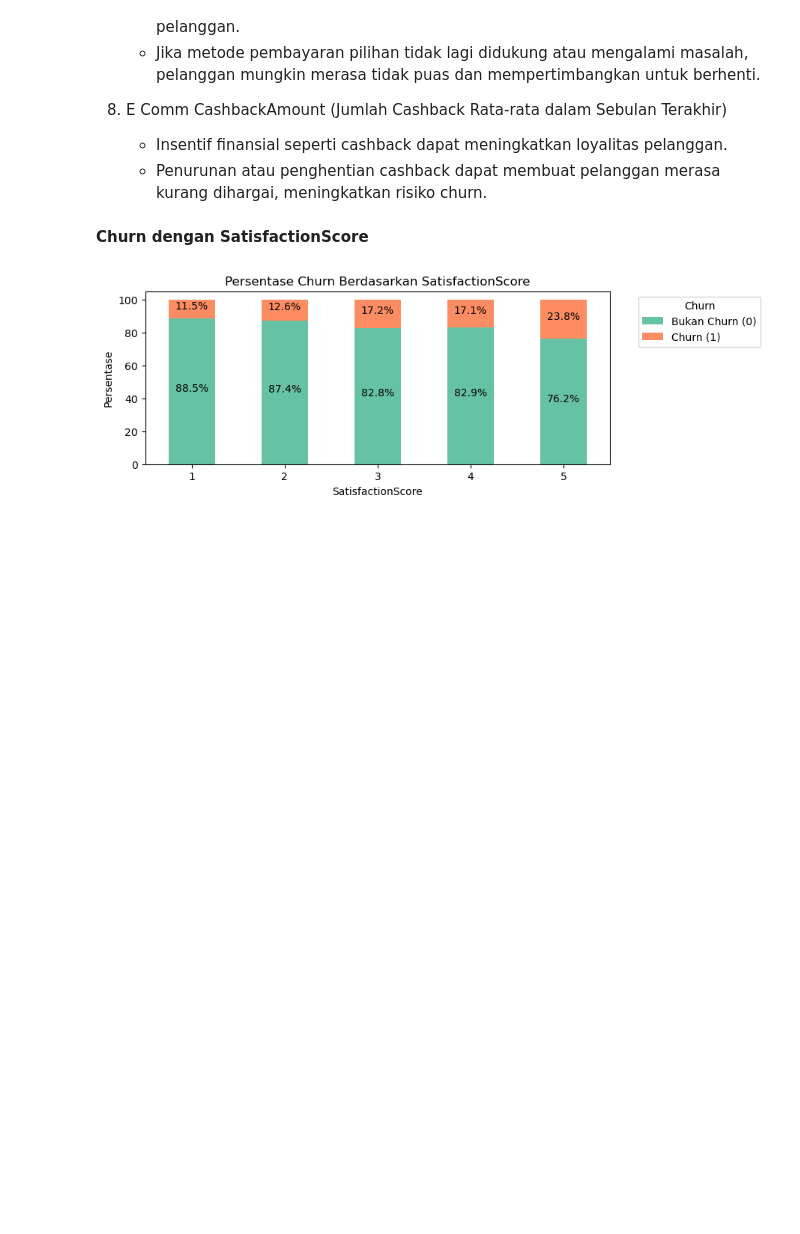
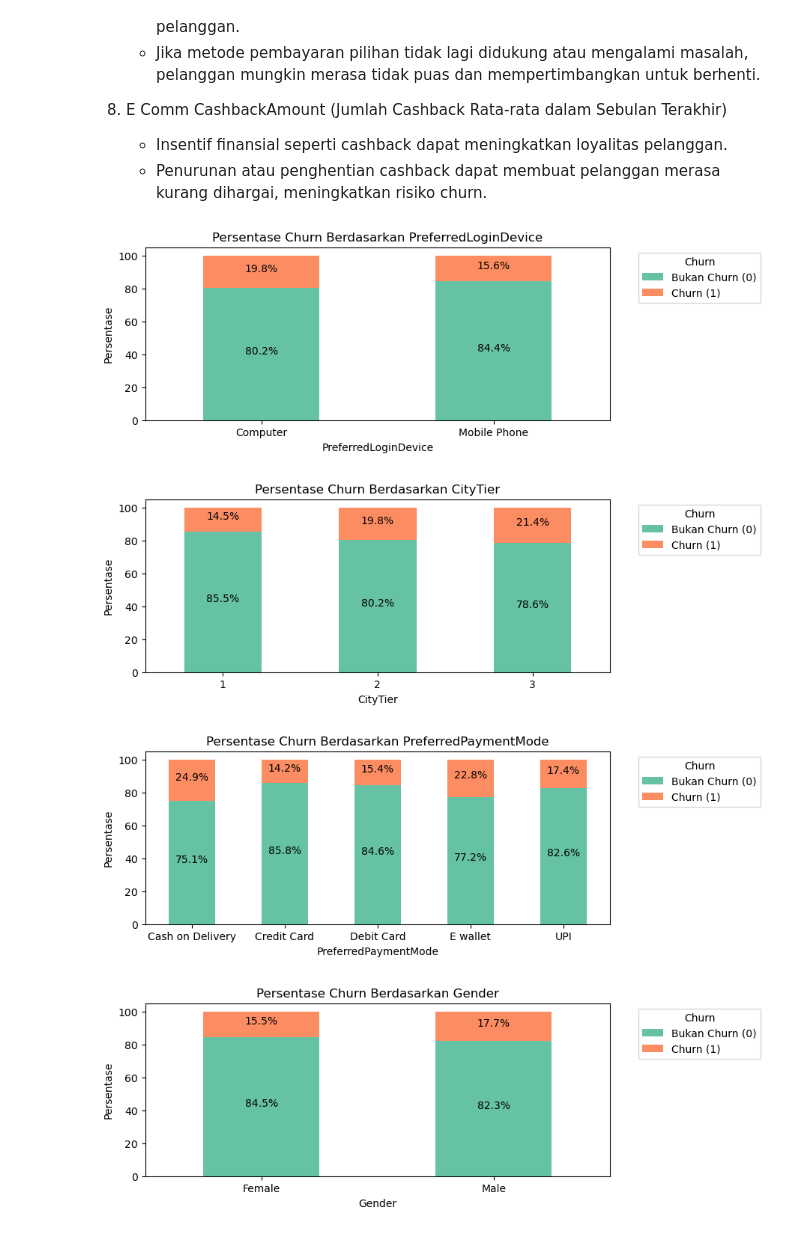
Before and after one commit to Dokaebi20/Finpro_Zetta_11-24, a Jupyter notebook: FinPro.ipynb, the cells around one changed output. Cells and saved outputs as stored; diff of their text form; code cells hidden in the pictures; blank space fills up the shorter version.

```diff
--- a/FinPro.ipynb
+++ b/FinPro.ipynb
@@ -358,7 +358,7 @@ def count_outliers(data, col):
     outliers = data[(data[col] < lower_bound) | (data[col] > upper_bound)]
     return outliers.shape[0]
 
-outliers_counts = {col: count_outliers(df, col) for col in columns_to_check}
+outliers_counts = {col: count_outliers(df, col) for col in num_columns}
 
 for col, count in outliers_counts.items():
     print(f"{col}: {count} outliers")
@@ -501,26 +501,29 @@ Berdasarkan heatmap tersebut, terlihat kolom mana saja yang memiliki korelasi re
 8. E Comm CashbackAmount (Jumlah Cashback Rata-rata dalam Sebulan Terakhir)
    - Insentif finansial seperti cashback dapat meningkatkan loyalitas pelanggan.
    - Penurunan atau penghentian cashback dapat membuat pelanggan merasa kurang dihargai, meningkatkan risiko churn.
-# %% [markdown]
-**Churn dengan SatisfactionScore**
 # %%
-col = 'SatisfactionScore'
-churn_percent = df.groupby([col, 'Churn']).size().unstack(fill_value=0)
-churn_percent = churn_percent.div(churn_percent.sum(axis=1), axis=0) * 100
+categorical_cols = ['PreferredLoginDevice','CityTier','PreferredPaymentMode', 'Gender' ,'PreferedOrderCat', 'MaritalStatus', 'Complain']
 
-ax = churn_percent.plot(kind='bar', stacked=True, color=sns.color_palette('Set2'), figsize=(8, 3))
+for col in categorical_cols:
+    churn_percent = df.groupby([col, 'Churn']).size().unstack(fill_value=0)
+    churn_percent = churn_percent.div(churn_percent.sum(axis=1), axis=0) * 100
 
-plt.title(f'Persentase Churn Berdasarkan {col}')
-plt.xlabel(col)
-plt.ylabel('Persentase')
-plt.xticks(rotation=0)
+    ax = churn_percent.plot(kind='bar', stacked=True, color=sns.color_palette('Set2'), figsize=(8, 3))
 
-plt.legend(['Bukan Churn (0)', 'Churn (1)'], title='Churn', bbox_to_anchor=(1.05, 1), loc='upper left')
+    plt.title(f'Persentase Churn Berdasarkan {col}')
+    plt.xlabel(col)
+    plt.ylabel('Persentase')
+    plt.xticks(rotation=0)
 
-for i, (label, row) in enumerate(churn_percent.iterrows()):
-    plt.text(i, row[0] / 2, f'{row[0]:.1f}%', ha='center', color='black')
-    plt.text(i, row[0] + row[1] / 2, f'{row[1]:.1f}%', ha='center', color='black')
+    plt.legend(['Bukan Churn (0)', 'Churn (1)'], title='Churn', bbox_to_anchor=(1.05, 1), loc='upper left')
 
-plt.show()
+    for i, (label, row) in enumerate(churn_percent.iterrows()):
+        plt.text(i, row[0] / 2, f'{row[0]:.1f}%', ha='center', color='black')
+        plt.text(i, row[0] + row[1] / 2, f'{row[1]:.1f}%', ha='center', color='black')
+
+    plt.show()
 # %% [output]
-[figure, old version]
+[figure, new version]
+[figure, added]
+[figure, added]
+[figure, added]
```
Also changed, not shown: parts of 12 cells of this notebook.
